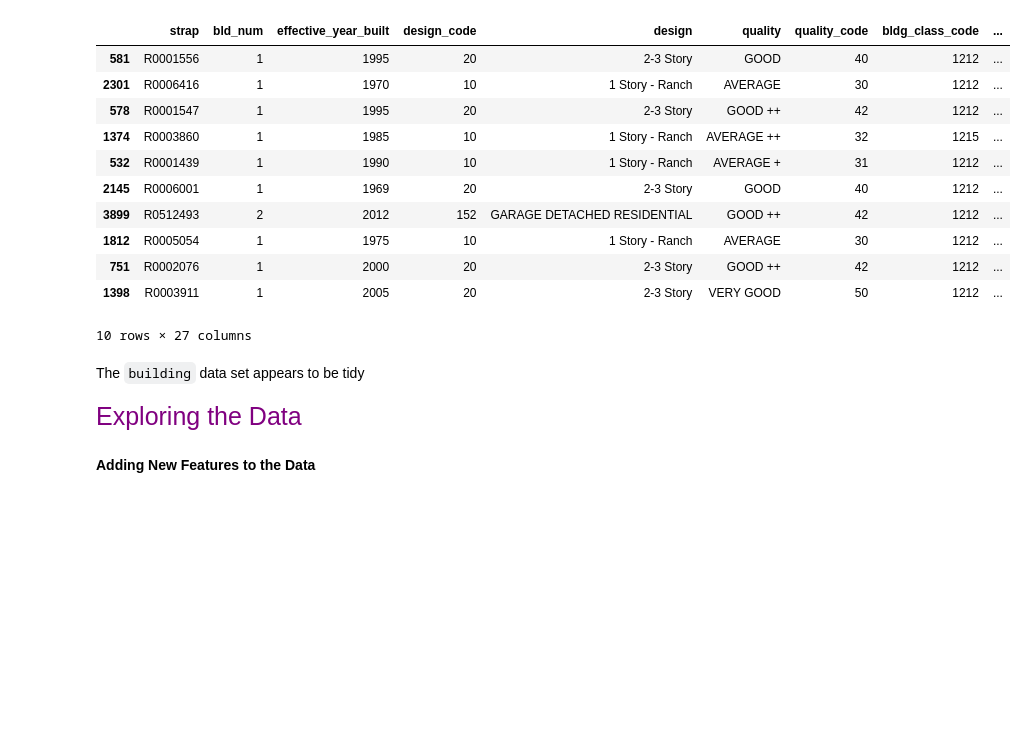
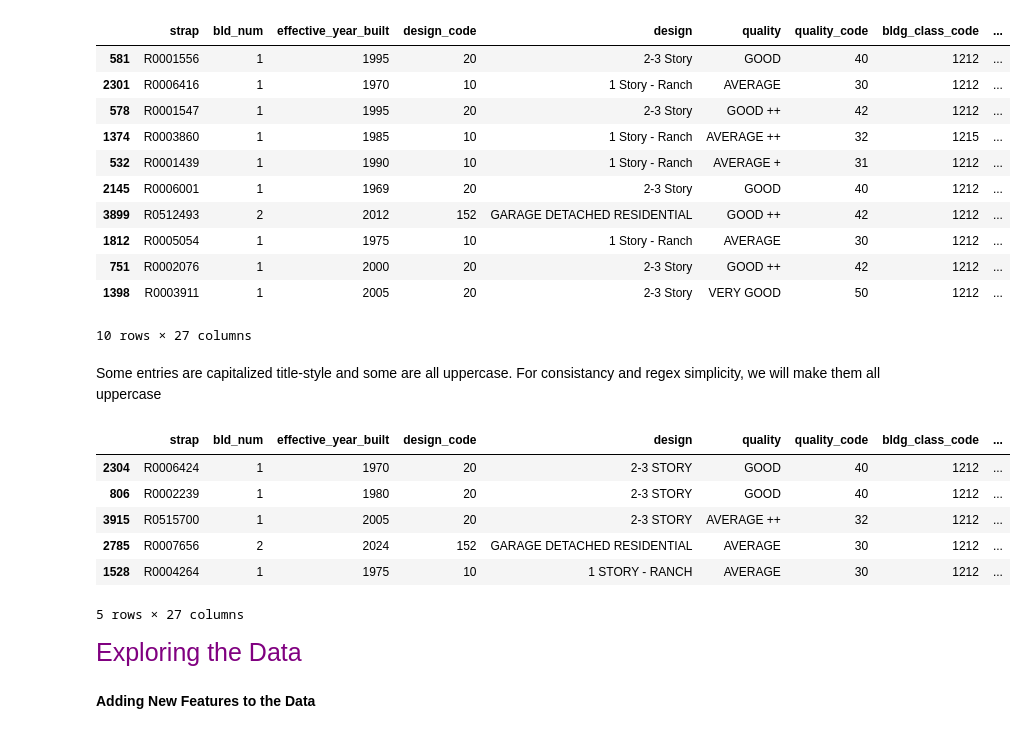
Before and after one commit to JakeMachulcz/Boulder-CO-Market-Value-EDA---KNN-Predictor, a Jupyter notebook: final_project.ipynb, the cells around one changed output. Cells and saved outputs as stored; diff of their text form; code cells hidden in the pictures; blank space fills up the shorter version.

Commit message:
Tidied the building df

```diff
--- a/final_project.ipynb
+++ b/final_project.ipynb
@@ -486,8 +486,19 @@ building.sample(10)
 | 751 | R0002076 | 1 | 2000 | 20 | 2-3 Story | GOOD ++ | 42 | 1212 | ... |
 | 1398 | R0003911 | 1 | 2005 | 20 | 2-3 Story | VERY GOOD | 50 | 1212 | ... |
 10 rows × 27 columns
-# %% [markdown]
-The `building` data set appears to be tidy
+# %% [markdown]
+Some entries are capitalized title-style and some are all uppercase. For consistancy and regex simplicity, we will make them all uppercase
+# %%
+building = building.applymap(lambda x: x.upper() if isinstance(x, str) else x)
+building.sample(5)
+# %% [output]
+|  | strap | bld_num | effective_year_built | design_code | design | quality | quality_code | bldg_class_code | ... |
+| 2304 | R0006424 | 1 | 1970 | 20 | 2-3 STORY | GOOD | 40 | 1212 | ... |
+| 806 | R0002239 | 1 | 1980 | 20 | 2-3 STORY | GOOD | 40 | 1212 | ... |
+| 3915 | R0515700 | 1 | 2005 | 20 | 2-3 STORY | AVERAGE ++ | 32 | 1212 | ... |
+| 2785 | R0007656 | 2 | 2024 | 152 | GARAGE DETACHED RESIDENTIAL | AVERAGE | 30 | 1212 | ... |
+| 1528 | R0004264 | 1 | 1975 | 10 | 1 STORY - RANCH | AVERAGE | 30 | 1212 | ... |
+5 rows × 27 columns
 # %% [markdown]
 <span  style="color:purple; font-size:25px">
 Exploring the Data
```
